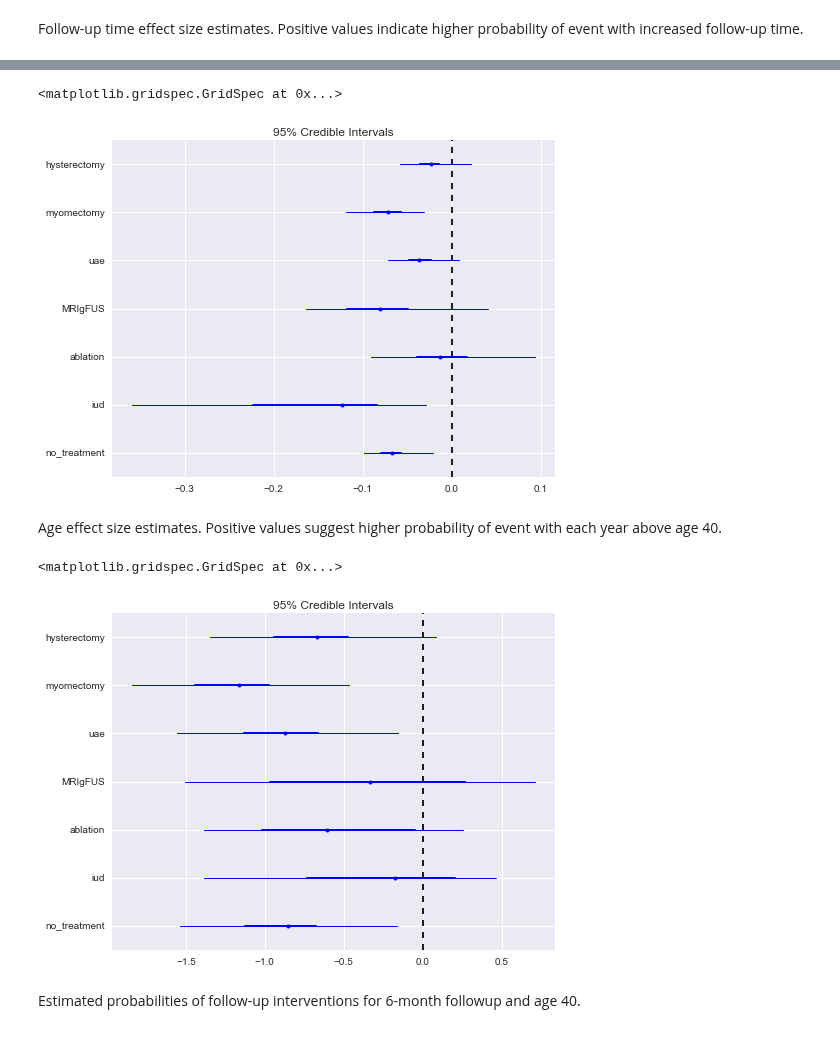
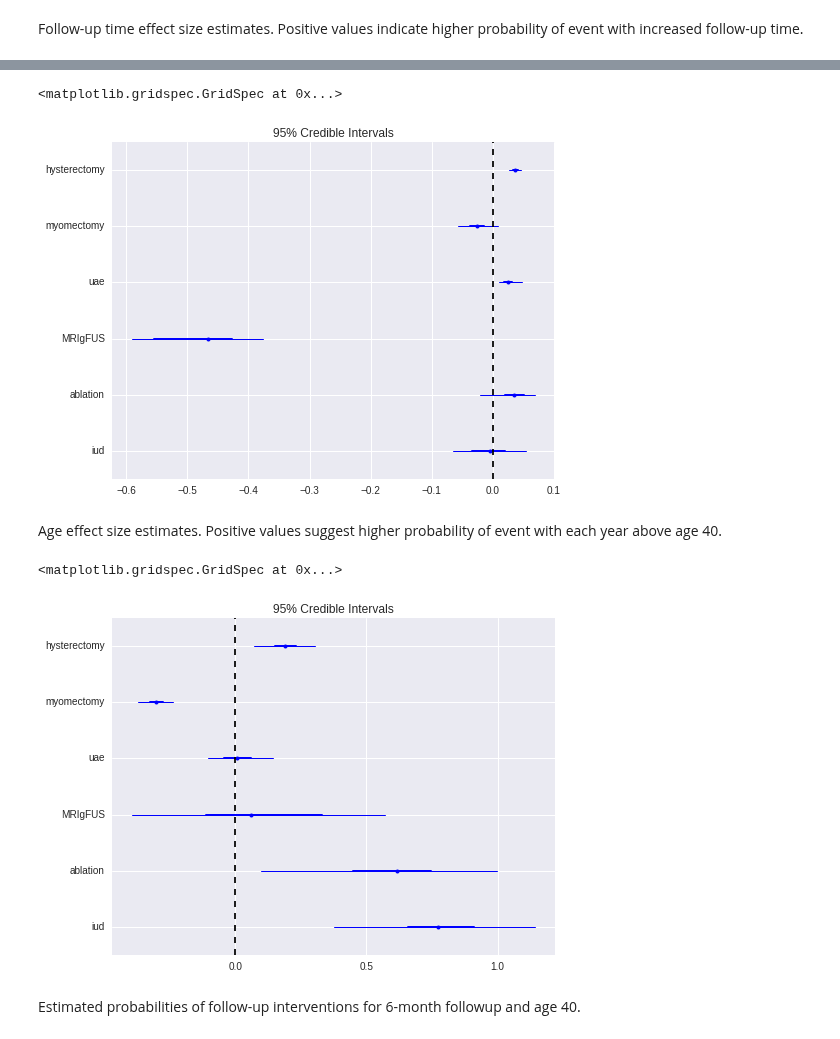
Before and after one commit to VanderbiltPopHealthSci/uterine_fibroids_MA, a Jupyter notebook: UF Interventions Meta-analysis.ipynb, the cells around one changed output, grey strips where cells are left out. Saved outputs shown, nothing was run; the diff lists cells and outputs as text; code cells hidden in the pictures.

```diff
--- a/UF Interventions Meta-analysis.ipynb
+++ b/UF Interventions Meta-analysis.ipynb
@@ -357,6 +359,9 @@ studies = dataset.study_id.unique()
 study_index = np.array([np.argwhere(studies==i).squeeze() for i in dataset.study_id])
 # %% [markdown]
 ## Model Specification
+# %%
+def append(tensor, value):
+    return T.concatenate([tensor, T.stack([value], axis=0)])
 # %%
 import theano.tensor as T
 from numpy.ma import masked_values
@@ -471,3 +473,13 @@ n_burn = 10000
+# %%
+n_iterations = 50000
+
+use_NUTS = False
+
+n_burn = 40000
+if use_NUTS:
+    n_burn = 0
+
+njobs = 1
 # %% [markdown]
 ### UAE Model
 # %%
@@ -477,9 +489,9 @@ Applied interval-transform to σ and added transformed σ_interval to model.
 # %%
 with uae_model:
 
-    if False:
-#         start = pm.find_MAP()
-        trace_uae = pm.sample(5000, random_seed=20140925)
+    if use_NUTS:
+        start = pm.find_MAP()
+        trace_uae = pm.sample(n_iterations/20, start=start, random_seed=20140925)
 
     else:
         trace_uae = pm.sample(n_iterations, step=pm.Metropolis(), random_seed=20140925)
@@ -508,15 +532,15 @@ Follow-up time effect size estimates. Positive values indicate higher probabilit
 # %%
-pm.forestplot(trace_uae[n_burn:], varnames=['β_fup'], ylabels=plot_labels)
+pm.forestplot(trace_uae[n_burn:], varnames=['θ_fup'], ylabels=plot_labels[:-1])
 # %% [output]
 <matplotlib.gridspec.GridSpec at 0x...>
-[figure, old version]
+[figure, new version]
 # %% [markdown]
 Age effect size estimates. Positive values suggest higher probability of event with each year above age 40.
 # %%
-pm.forestplot(trace_uae[n_burn:], varnames=['β_age'], ylabels=plot_labels)
+pm.forestplot(trace_uae[n_burn:], varnames=['θ_age'], ylabels=plot_labels[:-1])
 # %% [output]
 <matplotlib.gridspec.GridSpec at 0x...>
-[figure, old version]
+[figure, new version]
 # %% [markdown]
 Estimated probabilities of follow-up interventions for 6-month followup and age 40.
 # %%
```
Also changed, not shown: parts of 60 cells of this notebook.
